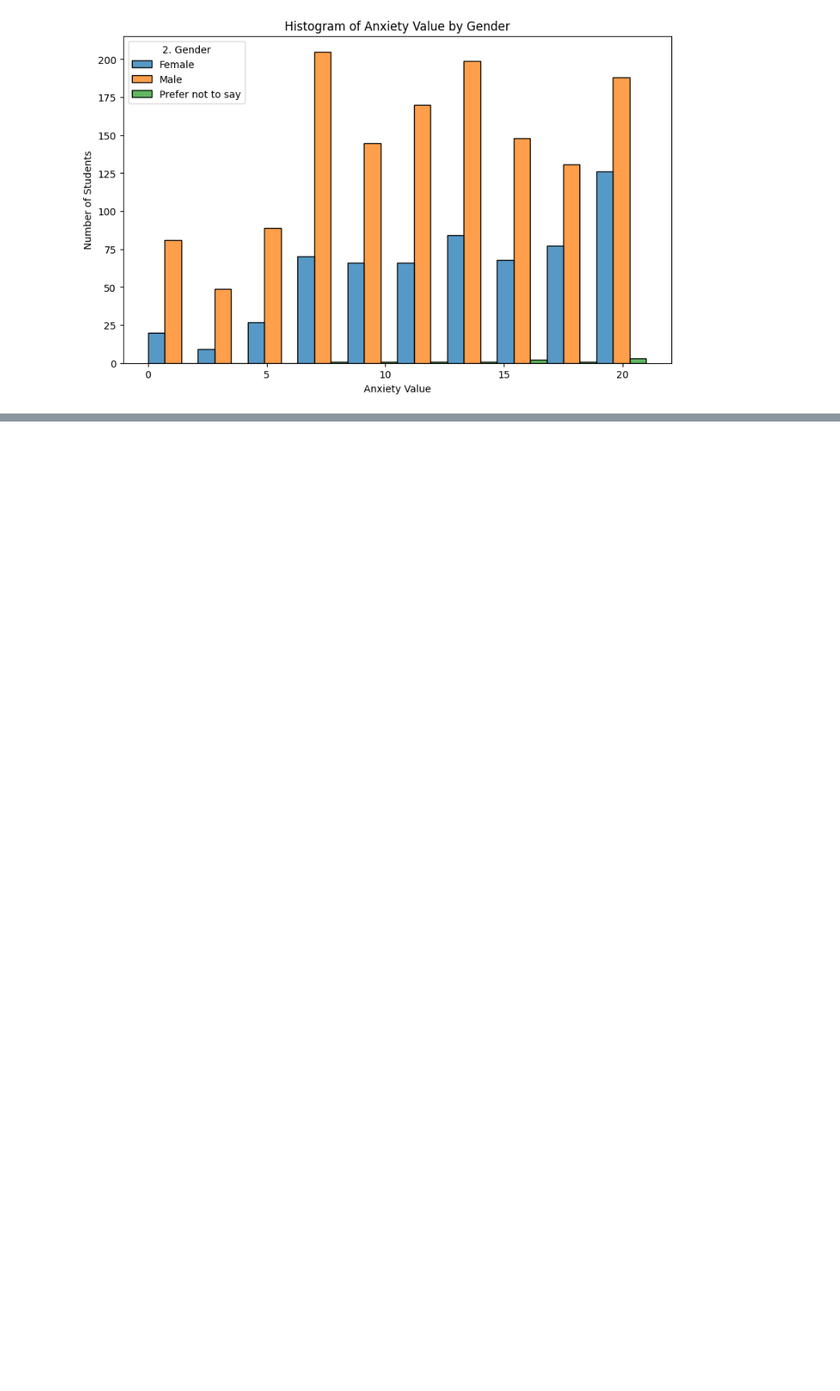
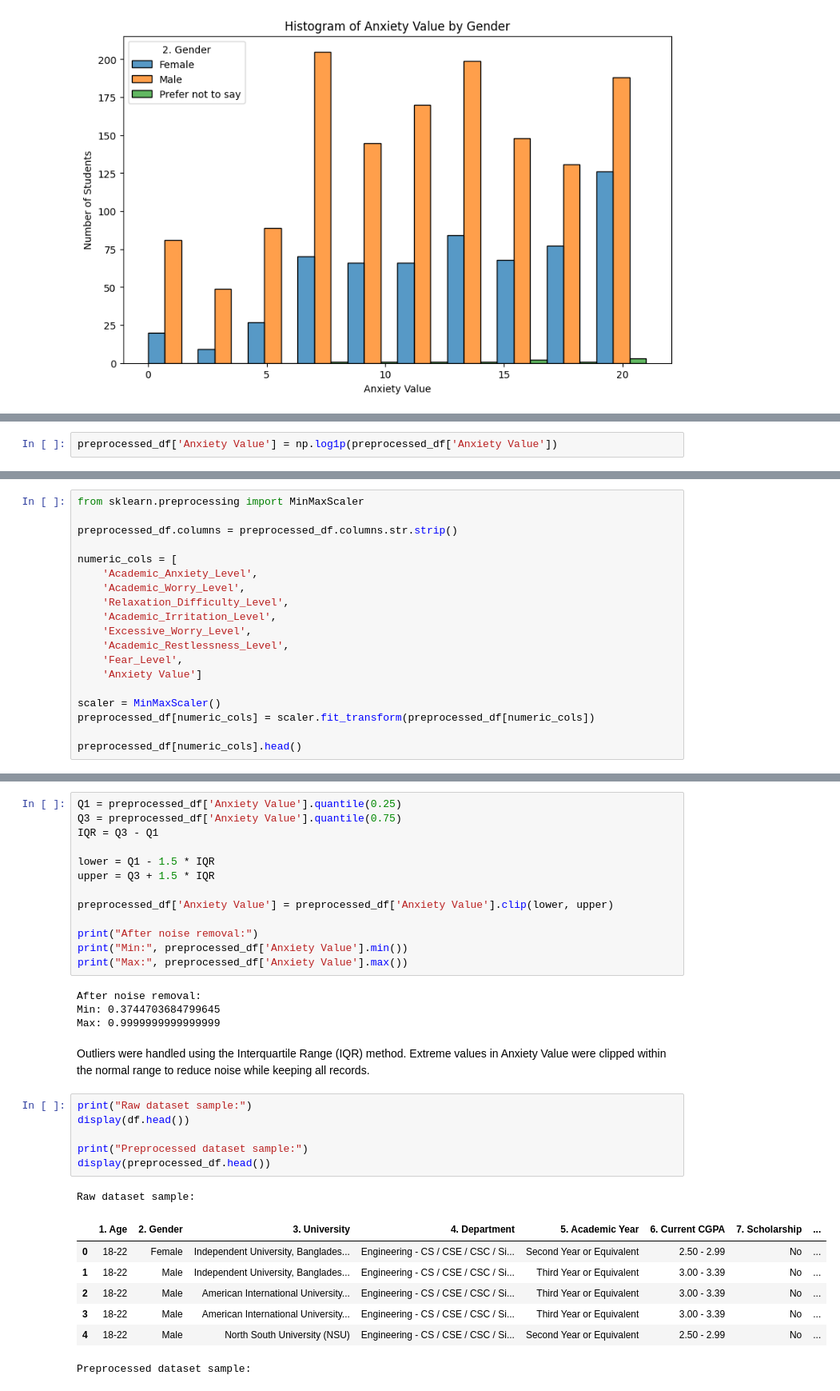
Before and after one commit to ara1x/DataMining-Project, a Jupyter notebook: Phase2.ipynb, the cells around one changed output, grey strips where cells are left out. Shown at 80% size. Cells and saved outputs as stored; diff of their text form; blank space fills up the shorter version.

```diff
--- a/Phase2.ipynb
+++ b/Phase2.ipynb
@@ -232,0 +260,2 @@ plt.show()
+# %%
+preprocessed_df['Anxiety Value'] = np.log1p(preprocessed_df['Anxiety Value'])
@@ -232,0 +296,19 @@ plt.show()
+# %%
+from sklearn.preprocessing import MinMaxScaler
+
+preprocessed_df.columns = preprocessed_df.columns.str.strip()
+
+numeric_cols = [
+    'Academic_Anxiety_Level',
+    'Academic_Worry_Level',
+    'Relaxation_Difficulty_Level',
+    'Academic_Irritation_Level',
+    'Excessive_Worry_Level',
+    'Academic_Restlessness_Level',
+    'Fear_Level',
+    'Anxiety Value']
+
+scaler = MinMaxScaler()
+preprocessed_df[numeric_cols] = scaler.fit_transform(preprocessed_df[numeric_cols])
+
+preprocessed_df[numeric_cols].head()
@@ -232,0 +326,35 @@ plt.show()
+# %%
+Q1 = preprocessed_df['Anxiety Value'].quantile(0.25)
+Q3 = preprocessed_df['Anxiety Value'].quantile(0.75)
+IQR = Q3 - Q1
+
+lower = Q1 - 1.5 * IQR
+upper = Q3 + 1.5 * IQR
+
+preprocessed_df['Anxiety Value'] = preprocessed_df['Anxiety Value'].clip(lower, upper)
+
+print("After noise removal:")
+print("Min:", preprocessed_df['Anxiety Value'].min())
+print("Max:", preprocessed_df['Anxiety Value'].max())
+# %% [output]
+After noise removal:
+Min: 0.3744703684799645
+Max: 0.9999999999999999
+# %% [markdown]
+Outliers were handled using the Interquartile Range (IQR) method.
+Extreme values in Anxiety Value were clipped within the normal range to reduce noise while keeping all records.
+# %%
+print("Raw dataset sample:")
+display(df.head())
+
+print("Preprocessed dataset sample:")
+display(preprocessed_df.head())
+# %% [output]
+Raw dataset sample:
+|  | 1. Age | 2. Gender | 3. University | 4. Department | 5. Academic Year | 6. Current CGPA | 7. Scholarship | ... |
+| 0 | 18-22 | Female | Independent University, Banglades... | Engineering - CS / CSE / CSC / Si... | Second Year or Equivalent | 2.50 - 2.99 | No | ... |
+| 1 | 18-22 | Male | Independent University, Banglades... | Engineering - CS / CSE / CSC / Si... | Third Year or Equivalent | 3.00 - 3.39 | No | ... |
+| 2 | 18-22 | Male | American International University... | Engineering - CS / CSE / CSC / Si... | Third Year or Equivalent | 3.00 - 3.39 | No | ... |
+| 3 | 18-22 | Male | American International University... | Engineering - CS / CSE / CSC / Si... | Third Year or Equivalent | 3.00 - 3.39 | No | ... |
+| 4 | 18-22 | Male | North South University (NSU) | Engineering - CS / CSE / CSC / Si... | Second Year or Equivalent | 2.50 - 2.99 | No | ... |
+Preprocessed dataset sample:
```
Also changed, not shown: parts of 10 cells of this notebook.
